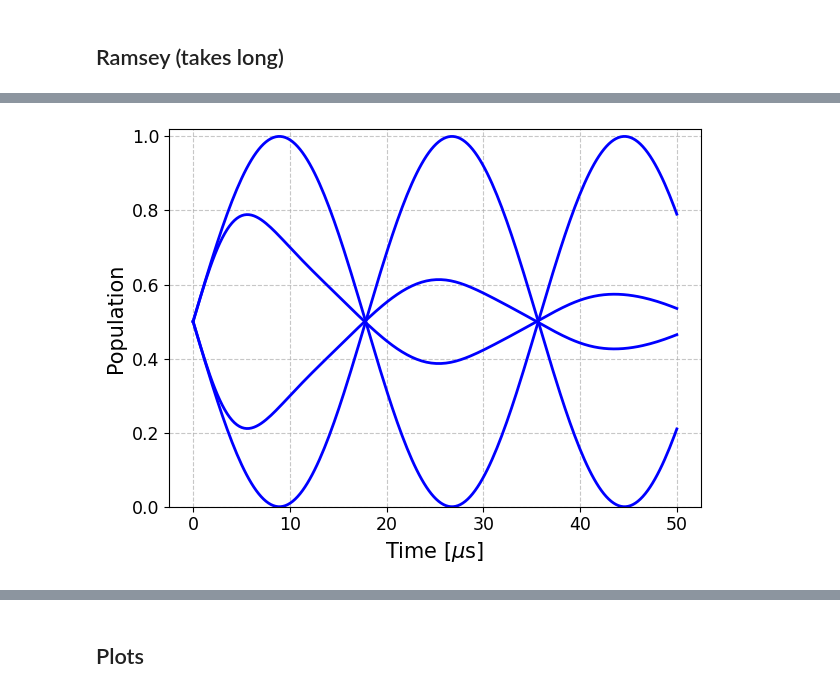
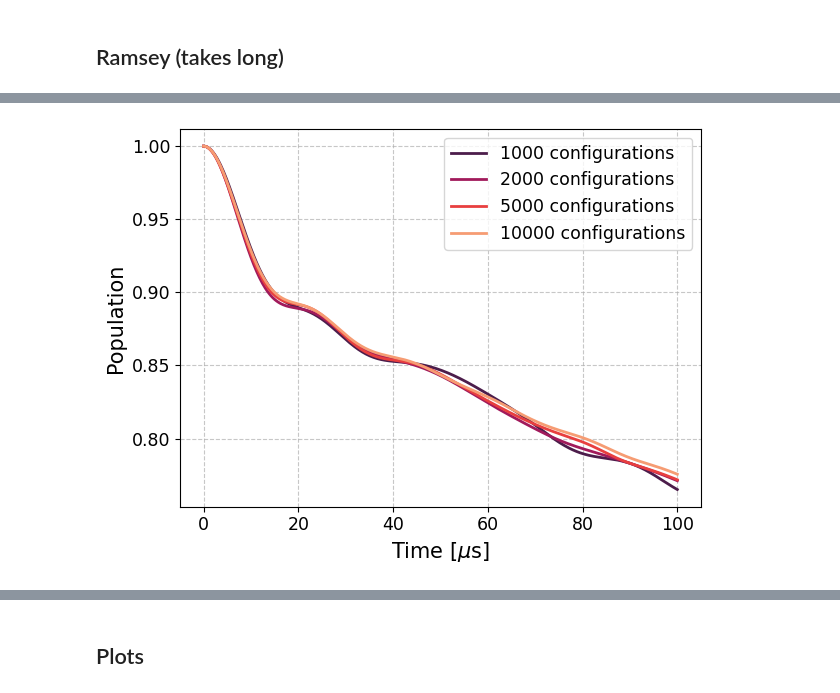
Before and after one commit to dehe1011/NVcenter, a Jupyter notebook: development/ErrorMitigation.ipynb, the cells around one changed output, grey strips where cells are left out. Cells and saved outputs as stored; diff of their text form; code cells hidden in the pictures.

```diff
--- a/development/ErrorMitigation.ipynb
+++ b/development/ErrorMitigation.ipynb
@@ -182,19 +186,19 @@ Saved as C:\Users\Dennis Herb\OneDrive\2_Uni\Doktor\python_projects\NVcenter\exp
 # populations
 # %%time
 directory = os.path.join(os.getcwd(), "baths")
-filename = "bench_full15"
+filename = "new2"
 bath_configs = load_spin_baths(filename, directory)
 
 import time
 t0 = time.time()
 
-for Bz in [0, 20e-9]:
-    for env_approx_level in ['no_bath', 'full_bath']:#, 'gCCE0', 'gCCE1', 'gCCE2', 'full_bath']:
+for Bz in [0e-6]:
+    for env_approx_level in ['full_bath']:#, 'gCCE0', 'gCCE1', 'gCCE2', 'full_bath']:
         register_config = [('NV', (0, 0, 0), 0, dict(D_gs=0, Bz=Bz, N_zz=0, can_flip=False))]
-        kwargs = dict(dm_offset=1e-5, verbose=True, env_approx_level=env_approx_level, bath_configs=bath_configs, suter_method=False, thermal_bath=True, parallelization=True)
+        kwargs = dict(dm_offset=1e-5, verbose=False, env_approx_level=env_approx_level, bath_configs=bath_configs, suter_method=False, thermal_bath=True, parallelization=True)
         env = Environment2(register_config, **kwargs)
 
-        t_end, t_steps = 50e-6, 500
+        t_end, t_steps = 100e-6, 500
         t_list = np.linspace(0, t_end, t_steps)
         miri_list = calc_miri_list(env, t_end, t_steps, pauli=False, old_register_states=[q.fock_dm(2,0)]) # pauli=False for populations
 
@@ -220,25 +216,42 @@ Saved as C:\Users\Dennis Herb\OneDrive\2_Uni\Doktor\python_projects\NVcenter\exp
-# %%
-fig, ax = plt.subplots()
-
-save_directory = os.path.join(os.getcwd(), "export", "bench_full15")
-save_filename = os.path.join('full_bath_1uT')
-save_loc = os.path.join(save_directory, save_filename)
-miri_list = np.load(save_loc + ".npy")
-
-ax.plot(t_list * 1e6, miri_list[0][0], color='b')
-ax.plot(t_list * 1e6, miri_list[1][0], color='b')
-
-save_filename = os.path.join('no_bath_1uT')
-save_loc = os.path.join(save_directory, save_filename)
-miri_list = np.load(save_loc + ".npy")
-
-ax.plot(t_list * 1e6, miri_list[0][0], color='b')
-ax.plot(t_list * 1e6, miri_list[1][0], color='b')
-
-
-ax.set_ylabel('Population')
-ax.set_xlabel(r'Time [$\mu$s]' )
-ax.set_ylim(0,1.02)
-plt.show()
-# %% [output]
-[figure, removed]
+# %%
+import seaborn as sns
+
+colors = sns.color_palette('rocket', n_colors=4)
+
+fig, ax = plt.subplots()
+
+save_directory = os.path.join(os.getcwd(), "export", "new")
+save_filename = os.path.join('full_bath_0nT')
+save_loc = os.path.join(save_directory, save_filename)
+miri_list = np.load(save_loc + ".npy")
+
+ax.plot(t_list * 1e6, miri_list[0,0], color=colors[0], label='1000 configurations')
+
+save_directory = os.path.join(os.getcwd(), "export", "new1")
+save_filename = os.path.join('full_bath_0nT')
+save_loc = os.path.join(save_directory, save_filename)
+miri_list = np.load(save_loc + ".npy")
+
+ax.plot(t_list * 1e6, miri_list[0,0], color=colors[1], label='2000 configurations')
+
+save_directory = os.path.join(os.getcwd(), "export", "new2")
+save_filename = os.path.join('full_bath_0nT')
+save_loc = os.path.join(save_directory, save_filename)
+miri_list = np.load(save_loc + ".npy")
+
+ax.plot(t_list * 1e6, miri_list[0,0], color=colors[2], label='5000 configurations')
+
+save_directory = os.path.join(os.getcwd(), "export", "new3")
+save_filename = os.path.join('full_bath_0nT')
+save_loc = os.path.join(save_directory, save_filename)
+miri_list = np.load(save_loc + ".npy")
+
+ax.plot(t_list * 1e6, miri_list[0,0], color=colors[3], label='10000 configurations')
+
+ax.legend()
+ax.set_ylabel('Population')
+ax.set_xlabel(r'Time [$\mu$s]' )
+# ax.set_ylim(0,1.02)
+plt.show()
+# %% [output]
+[figure, added]
```
Also changed, not shown: parts of 12 cells of this notebook, 7 other files.
